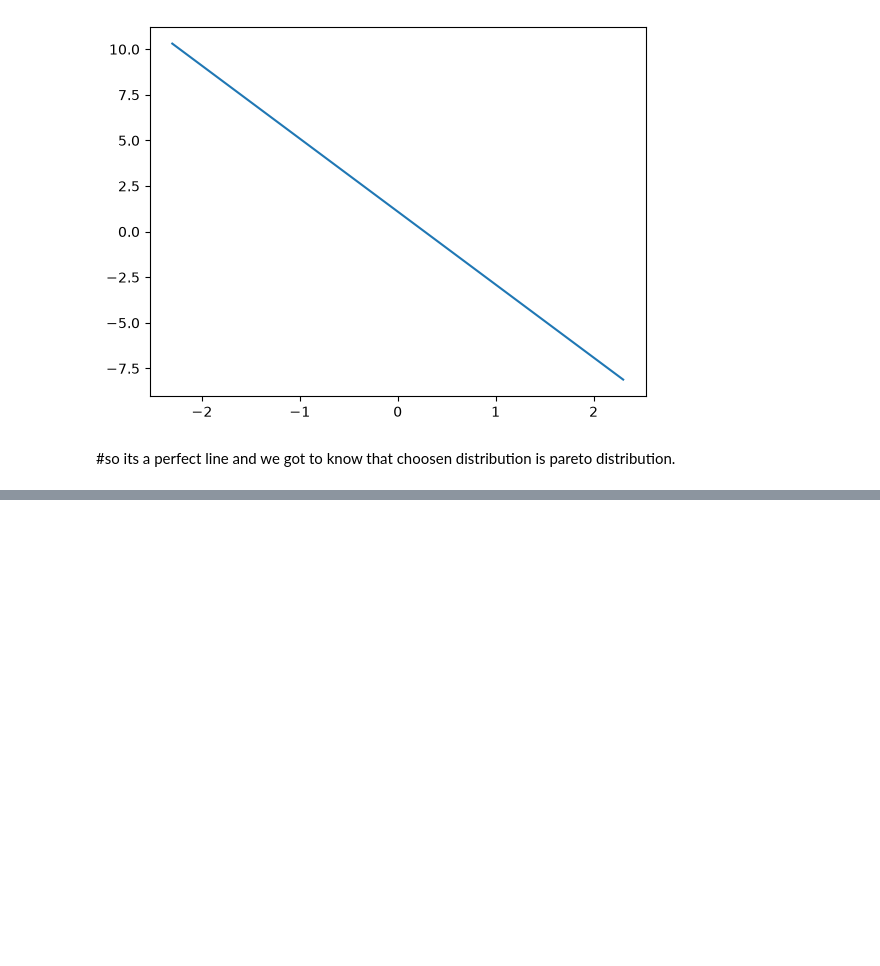
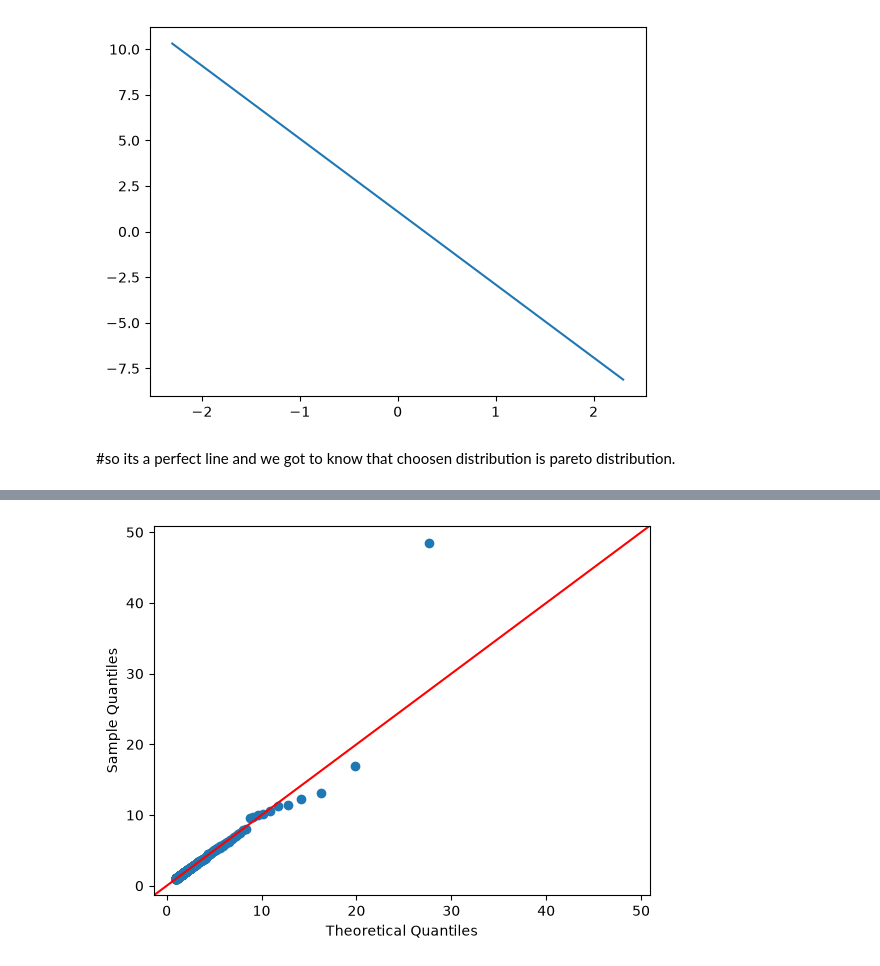
Before and after one commit to GitAnkit-hub/Statistics, a Jupyter notebook: Q-Q-plot.ipynb, the cells around one changed output, grey strips where cells are left out. Cells and saved outputs as stored; diff of their text form; code cells hidden in the pictures; blank space fills up the shorter version.

```diff
--- a/Q-Q-plot.ipynb
+++ b/Q-Q-plot.ipynb
@@ -168,0 +197,6 @@ plt.plot(np.log(x), np.log(y))
+# %%
+# create a q-q plot of the data using the pareto distribution
+
+fig = sm.qqplot(x, dist, line='45')
+# %% [output]
+[figure, added]
```
Also changed, not shown: parts of 6 cells of this notebook.
